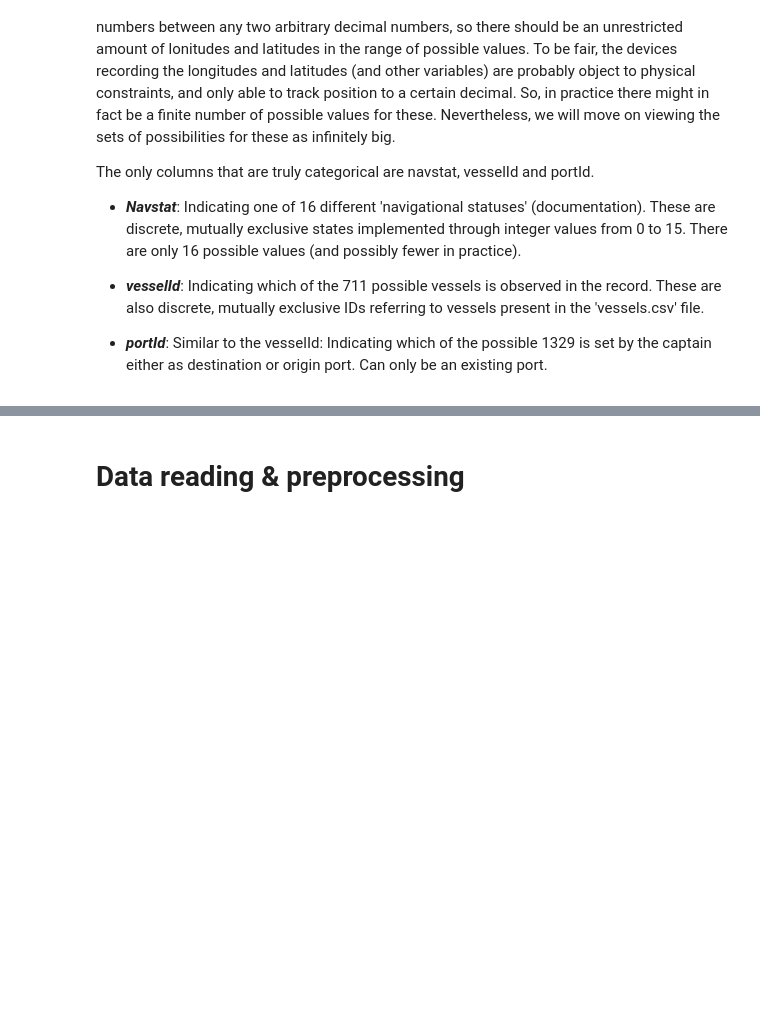
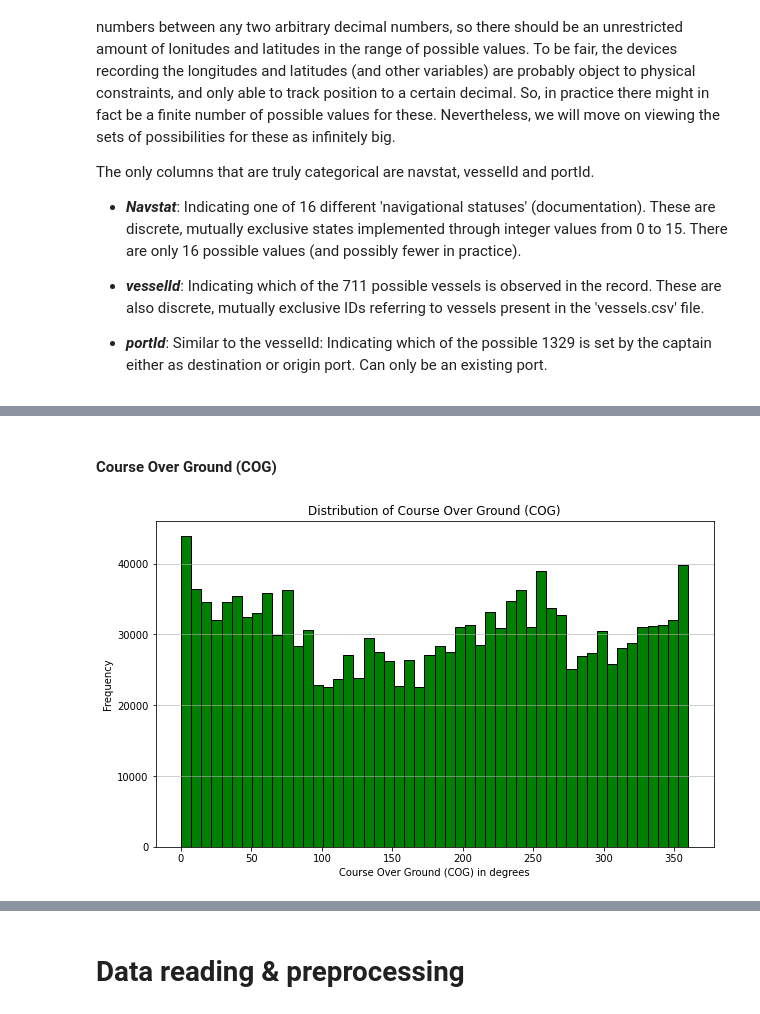
Before and after one commit to sondrmsk/MachineLearningProject, a Jupyter notebook: long_notebook_ML.ipynb, the cells around one changed output, grey strips where cells are left out. Saved outputs shown, nothing was run; the diff lists cells and outputs as text; code cells hidden in the pictures; blank space fills up the shorter version.

```diff
--- a/long_notebook_ML.ipynb
+++ b/long_notebook_ML.ipynb
@@ -165,0 +274,13 @@ Hedda, fiks histogram som gir meining med kommentarer
+# %% [markdown]
+#### Course Over Ground (COG)
+# %%
+# Plotting the histogram for Course Over Ground (COG)
+plt.figure(figsize=(10, 6))
+plt.hist(data['cog'], bins=50, color='green', edgecolor='black')
+plt.title('Distribution of Course Over Ground (COG)')
+plt.xlabel('Course Over Ground (COG) in degrees')
+plt.ylabel('Frequency')
+plt.grid(axis='y', alpha=0.75)
+plt.show()
+# %% [output]
+[figure, added]
```
Also changed, not shown: parts of 27 cells of this notebook.
